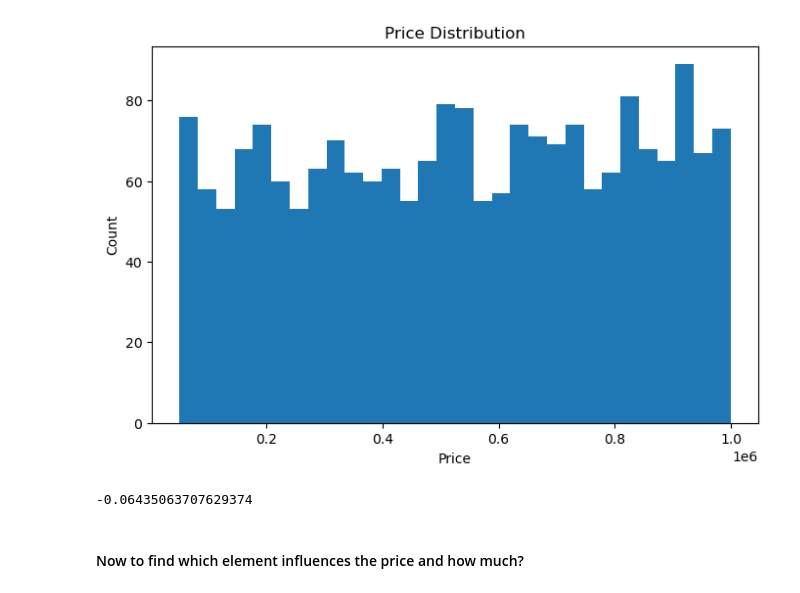
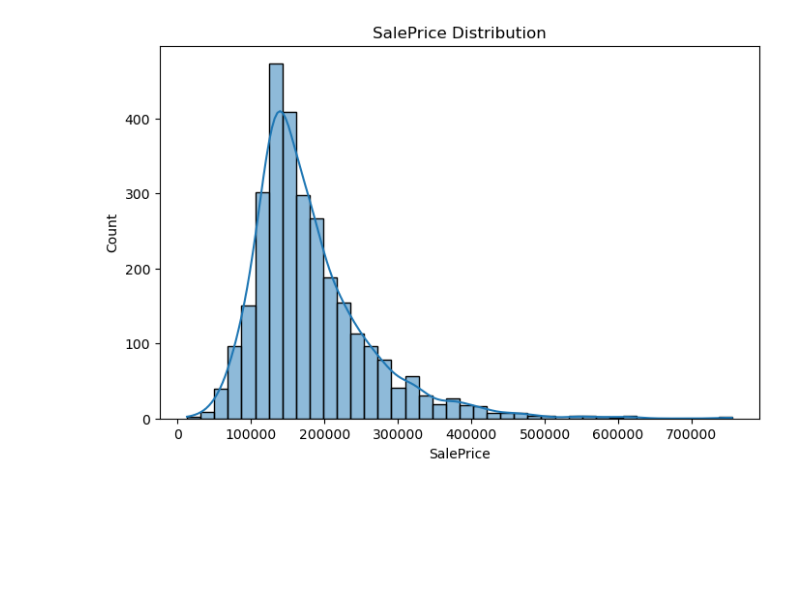
Before and after one commit to atika94/House-Price-Prediction, a Jupyter notebook: House Price Prediction.ipynb, the cells around one changed output. Drawn from its saved outputs; the diff is of its cells as text; code cells hidden in the pictures; blank space fills up the shorter version.

Commit message:
feat: loading Exploring Data

```diff
--- a/House Price Prediction.ipynb
+++ b/House Price Prediction.ipynb
@@ -8,5 +47,5 @@ import pandas as pd
 # %%
 #Loading Dataset
-data = pd.read_csv("House Price Prediction Dataset.csv")
+data = pd.read_csv("data/AmesHousing.csv")
 data.head()
 # %% [output]
@@ -68,17 +186,15 @@ dtype: int64
 # %%
-import matplotlib.pyplot as plt
+#Explore the Target Variable
 plt.figure(figsize=(8,5))
-plt.hist(data["Price"], bins=30)
-plt.xlabel("Price")
-plt.ylabel("Count")
-plt.title("Price Distribution")
+
+sns.histplot(
+    data["SalePrice"],
+    bins=40,
+    kde=True
+)
+
+plt.title("SalePrice Distribution")
+
 plt.show()
 # %% [output]
-[figure, old version]
+[figure, new version]
-# %%
-# The price is <0.5 so it is already in good condition
-print(data["Price"].skew())
-# %% [output]
--0.06435063707629374
-# %% [markdown]
-#### Now to find which element influences the price and how much?
```
Also changed, not shown: parts of 71 cells of this notebook, 6 other files.
